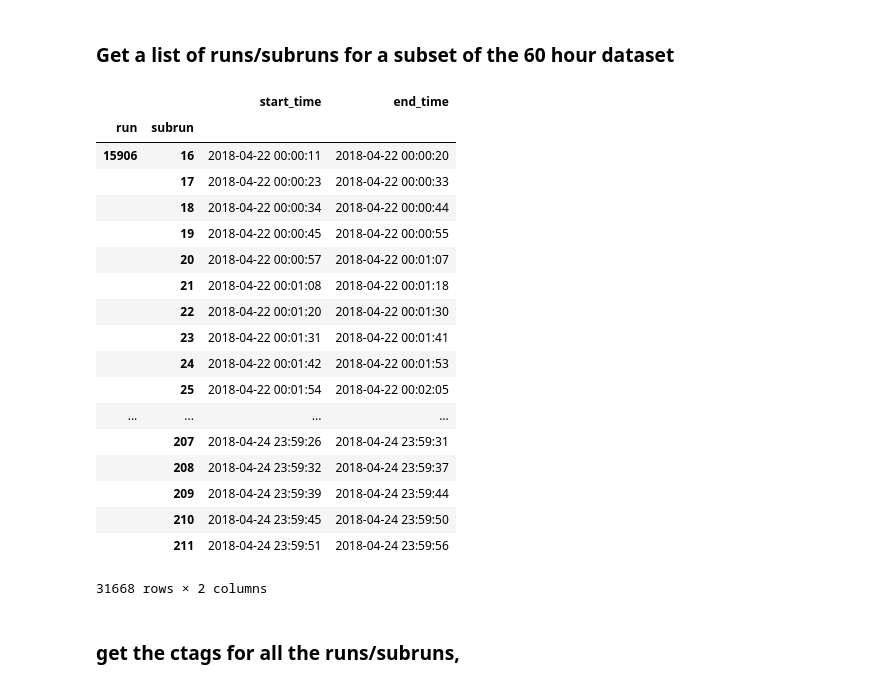
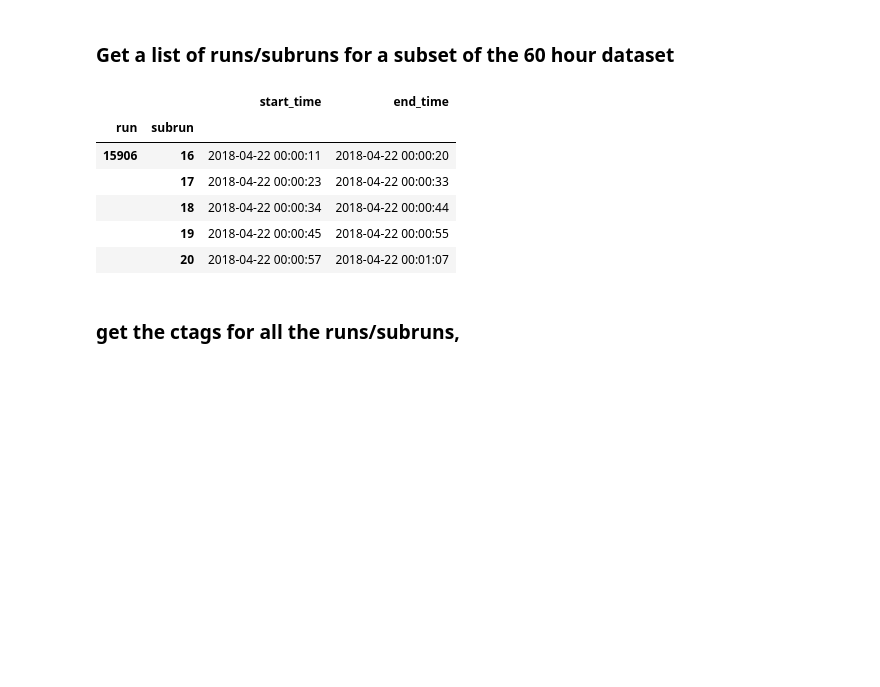
Before and after one commit to jasonbono/MuonConvolution, a Jupyter notebook: muon_info/database_demo.ipynb, the cells around one changed output. Saved outputs shown, nothing was run; the diff lists cells and outputs as text; code cells hidden in the pictures; blank space fills up the shorter version.

```diff
--- a/muon_info/database_demo.ipynb
+++ b/muon_info/database_demo.ipynb
@@ -143,28 +143,16 @@ def get_runs(start, end, db='localhost', table='gm2dq.subrun_time'):
 # %%
 runs = get_runs(start="2018-04-22 00:00:00",end="2018-04-25 00:00:00")
 df_time = pd.DataFrame.from_records(runs,columns=["run", "subrun", "start_time", "end_time"])
 df_time.set_index(['run','subrun'],inplace=True)
-df_time
+df_time.head()
 # %% [output]
 |  |  | start_time | end_time |
 | run | subrun |  |  |
 | 15906 | 16 | 2018-04-22 00:00:11 | 2018-04-22 00:00:20 |
 |  | 17 | 2018-04-22 00:00:23 | 2018-04-22 00:00:33 |
 |  | 18 | 2018-04-22 00:00:34 | 2018-04-22 00:00:44 |
 |  | 19 | 2018-04-22 00:00:45 | 2018-04-22 00:00:55 |
 |  | 20 | 2018-04-22 00:00:57 | 2018-04-22 00:01:07 |
-|  | 21 | 2018-04-22 00:01:08 | 2018-04-22 00:01:18 |
-|  | 22 | 2018-04-22 00:01:20 | 2018-04-22 00:01:30 |
-|  | 23 | 2018-04-22 00:01:31 | 2018-04-22 00:01:41 |
-|  | 24 | 2018-04-22 00:01:42 | 2018-04-22 00:01:53 |
-|  | 25 | 2018-04-22 00:01:54 | 2018-04-22 00:02:05 |
-| ... | ... | ... | ... |
-|  | 207 | 2018-04-24 23:59:26 | 2018-04-24 23:59:31 |
-|  | 208 | 2018-04-24 23:59:32 | 2018-04-24 23:59:37 |
-|  | 209 | 2018-04-24 23:59:39 | 2018-04-24 23:59:44 |
-|  | 210 | 2018-04-24 23:59:45 | 2018-04-24 23:59:50 |
-|  | 211 | 2018-04-24 23:59:51 | 2018-04-24 23:59:56 |
-31668 rows × 2 columns
 # %% [markdown]
 ###  get the ctags for all the runs/subruns,
 # %%
```
Also changed, not shown: parts of 21 cells of this notebook, 1 other file.
